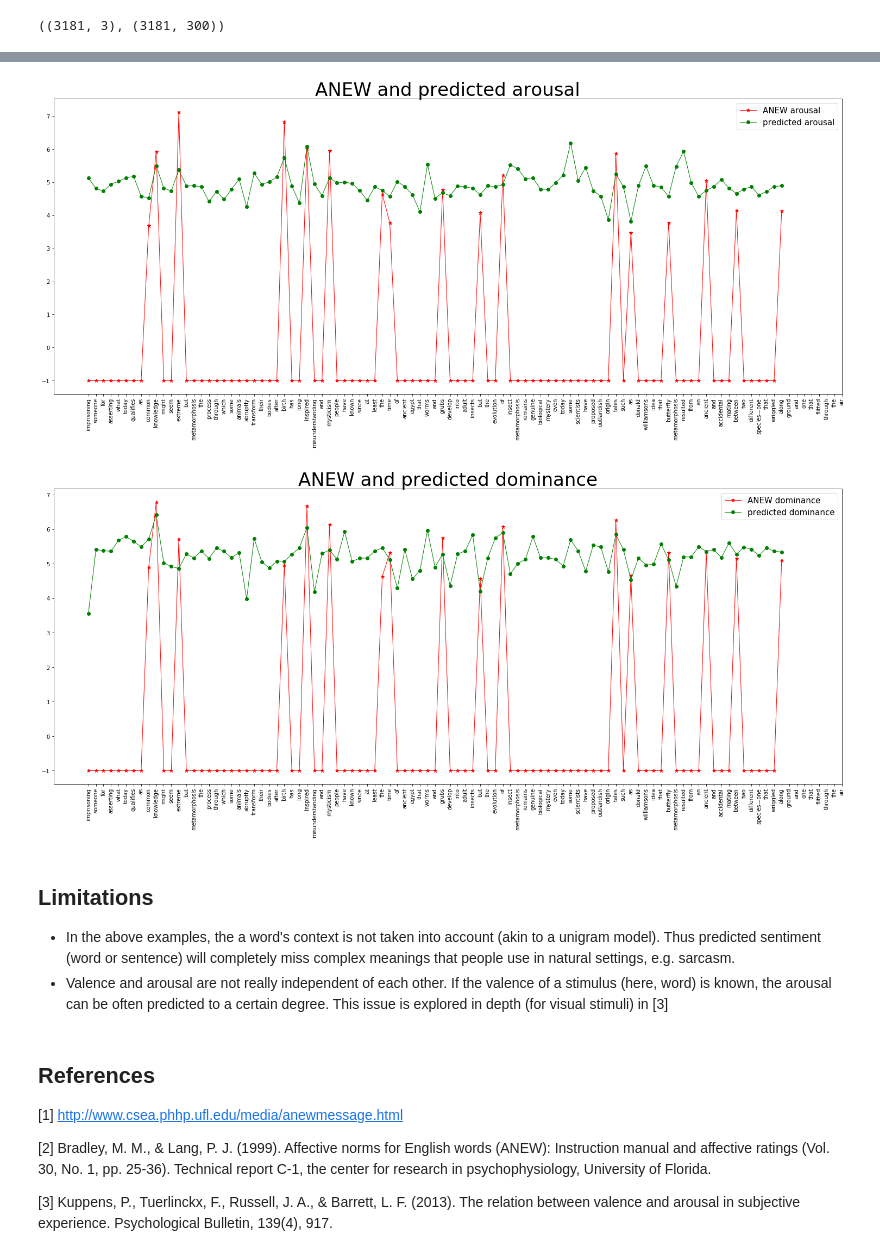
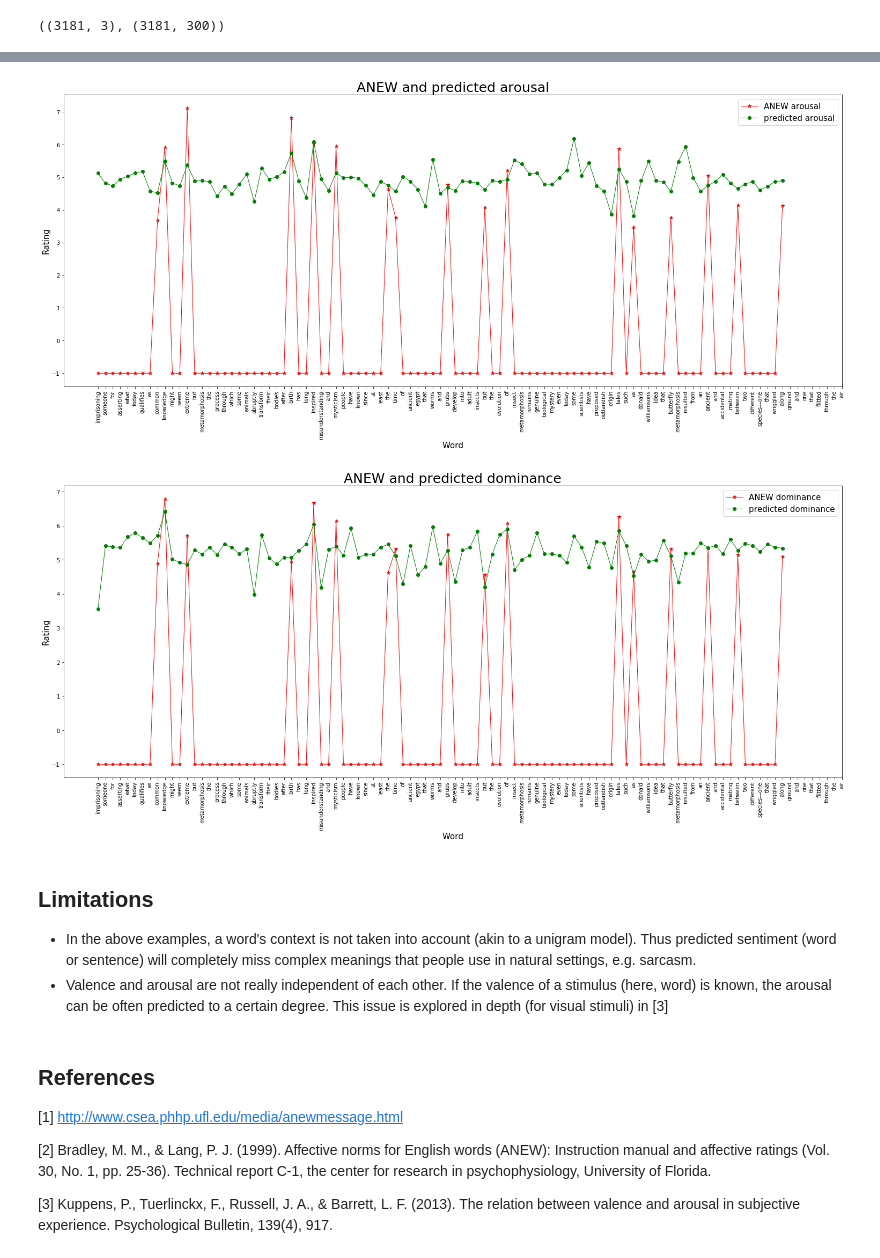
Before and after one commit to sigmaroles/nlp-cs613-2018, a Jupyter notebook: OCC/ValenceArousal_to_sentimentAnalysis.ipynb, the cells around one changed output, grey strips where cells are left out. Drawn from its saved outputs; the diff is of its cells as text; code cells hidden in the pictures.

```diff
--- a/OCC/ValenceArousal_to_sentimentAnalysis.ipynb
+++ b/OCC/ValenceArousal_to_sentimentAnalysis.ipynb
@@ -35,7 +40,7 @@ import string
 import matplotlib.pyplot as plt
 import matplotlib
 # %%
-df = pd.read_csv('anew2017_data.csv', usecols = [0,2,3,4,5,6,7])
-rating_matrix = df.iloc[:,[0,1,3,5]].set_index('word').T.to_dict(orient='list')
+df = pd.read_csv('anew2017_data.csv', usecols = [0,2,4,6])
+rating_matrix = df.set_index('word').T.to_dict(orient='list')
 df.head(10)
 # %% [output]
@@ -143,28 +159,32 @@ ax.plot(ratings_predicted[:,1], label='predicted arousal', lw=1, markersize = 6,
 ax.set_xticklabels(text_words)
 ax.xaxis.set_ticks(np.arange(0, len(text_words), 1))
 plt.xticks(rotation=90)
-plt.title("ANEW and predicted arousal", fontsize=34)
+plt.title("ANEW and predicted arousal", fontsize=25)
 plt.legend(fontsize=15)
+plt.ylabel("Rating",fontsize=15)
+plt.xlabel("Word",fontsize=15)
 plt.show()
 # %% [output]
-[figure, old version]
+[figure, new version]
 # %%
 _, ax = plt.subplots()
 
 ax.plot(ratings_anew[:,2], label='ANEW dominance', lw=1, markersize = 7, marker = '*', color='red')
 ax.plot(ratings_predicted[:,2], label='predicted dominance', lw=1, markersize = 6, marker = 'o', color='green')
 
 ax.set_xticklabels(text_words)
 ax.xaxis.set_ticks(np.arange(0, len(text_words), 1))
 plt.xticks(rotation=90)
-plt.title("ANEW and predicted dominance", fontsize=34)
+plt.title("ANEW and predicted dominance", fontsize=25)
 plt.legend(fontsize=15)
+plt.ylabel("Rating",fontsize=15)
+plt.xlabel("Word",fontsize=15)
 plt.show()
 # %% [output]
-[figure, old version]
+[figure, new version]
 # %% [markdown]
 ## Limitations
-- In the above examples, the a word's context is not taken into account (akin to a unigram model). Thus predicted sentiment (word or sentence) will completely miss complex meanings that people use in natural settings, e.g. sarcasm.
+- In the above examples, a word's context is not taken into account (akin to a unigram model). Thus predicted sentiment (word or sentence) will completely miss complex meanings that people use in natural settings, e.g. sarcasm.
 - Valence and arousal are not really independent of each other. If the valence of a stimulus (here, word) is known, the arousal can be often predicted to a certain degree. This issue is explored in depth (for visual stimuli) in [3]
 # %% [markdown]
 ## References
```
Also changed, not shown: parts of 11 cells of this notebook.
